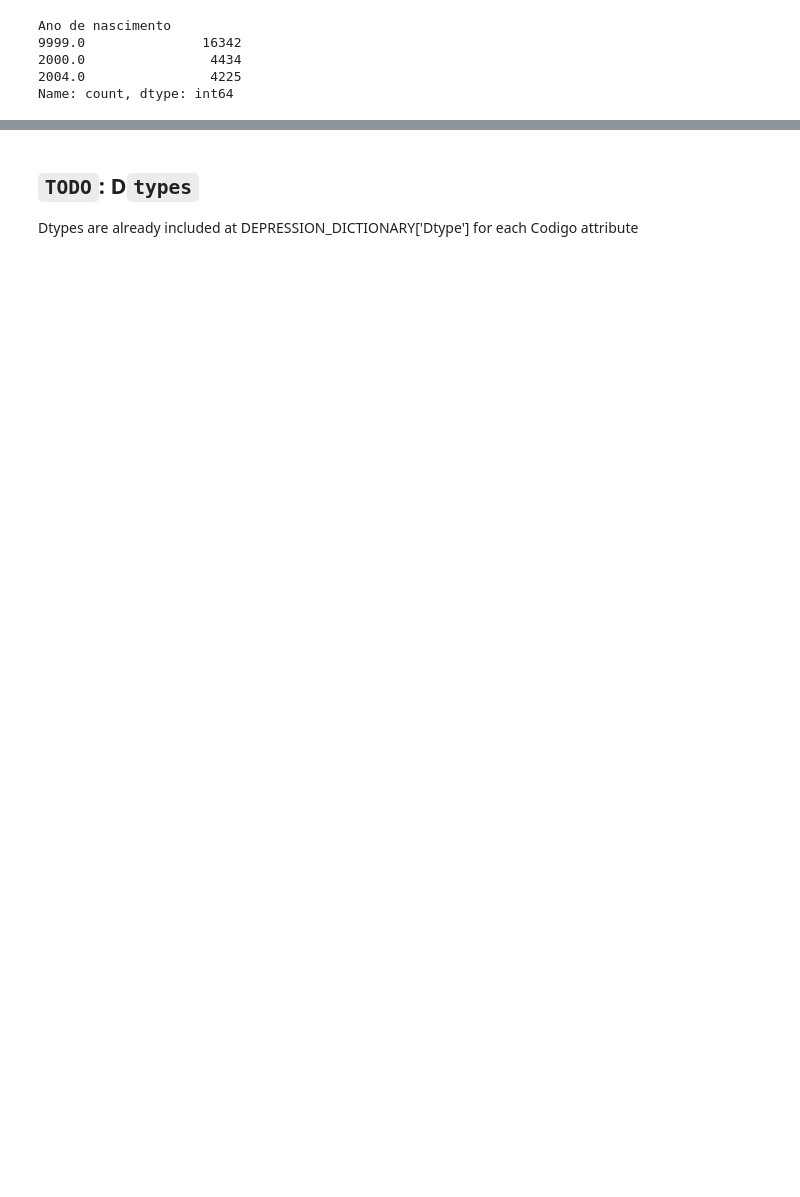
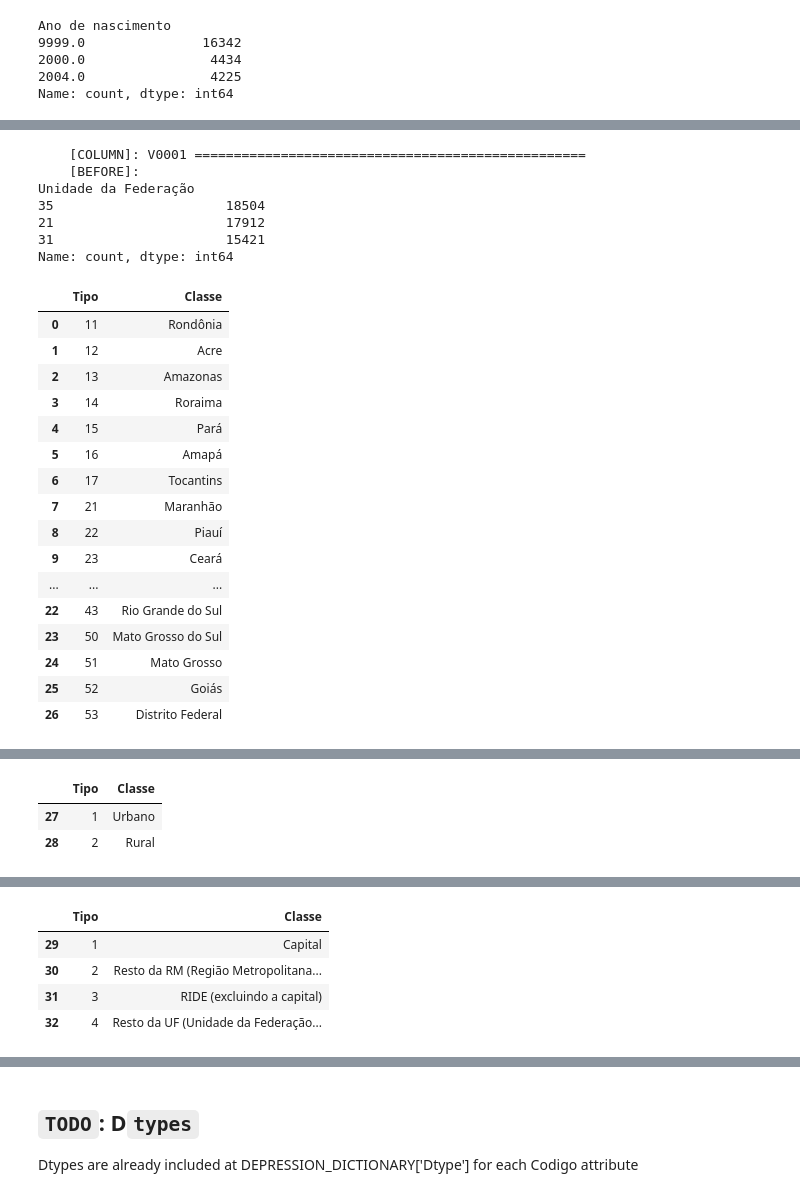
Before and after one commit to feed0/depressao-ibge-pns, a Jupyter notebook: src/4-pre-processing/pre-processing.ipynb, the cells around one changed output, grey strips where cells are left out. Saved outputs shown, nothing was run; the diff lists cells and outputs as text; code cells hidden in the pictures; blank space fills up the shorter version.

Commit message:
tipos have been mapped to their respective classes

```diff
--- a/src/4-pre-processing/pre-processing.ipynb
+++ b/src/4-pre-processing/pre-processing.ipynb
@@ -113,0 +131,6 @@ depression_without_implicit C00703
+# %%
+# Annull these comments in class_mappings
+class_mappings['Tipo'] = class_mappings['Tipo'].replace(r'[a-zA-Z]', np.nan, regex=True)
+
+# Check the annullation
+class_mappings[class_mappings['Tipo'].isna()]
@@ -113,0 +147,6 @@ depression_without_implicit C00703
+# %%
+# Drop these new null from class_mappings
+class_mappings = class_mappings.dropna(subset=['Tipo'])
+
+# Check the drop
+class_mappings[class_mappings['Tipo'].isna()]
@@ -113,0 +157,9 @@ depression_without_implicit C00703
+# %%
+# Cast to int
+class_mappings['Tipo'] = class_mappings['Tipo'].astype(int)
+
+# These are the Tipos we need to map to their corresponding Classes
+display(
+    "[Class Mappings]",class_mappings.Tipo.shape, class_mappings.head(3),
+    "[Depression]", depression_explicit.shape, depression_explicit.head(3),
+)
@@ -113,0 +181,47 @@ depression_without_implicit C00703
+# %%
+# Map the Tipos to their corresponding Classes
+
+columns = depression_explicit.columns.get_level_values(0).to_list()
+class_mappings.loc[class_mappings['Codigo'] == columns[0], ['Tipo', 'Classe']]
+
+for codigo in columns[:3]:
+
+    print(f'    [COLUMN]: {codigo} ==================================================')
+    print(f'    [BEFORE]:\n{depression_explicit[codigo].value_counts(ascending=False).head(3)}\n')
+
+    # Mappings for the current column
+    mappings = class_mappings.loc[class_mappings['Codigo'] == codigo, ['Tipo', 'Classe']]
+    display(mappings)
+
+    # Mappings for the current column
+    depression_explicit[codigo] = depression_explicit[codigo].replace(
+        mappings['Tipo'].values.astype(int),
+        mappings['Classe'].values
+    )
+
+    print(f'    [AFTER]:\n{depression_explicit[codigo].value_counts(ascending=False).head(3)}\n')
+# %% [output]
+    [COLUMN]: V0001 ==================================================
+    [BEFORE]:
+Unidade da Federação
+35                      18504
+21                      17912
+31                      15421
+Name: count, dtype: int64
+|  | Tipo | Classe |
+| 0 | 11 | Rondônia |
+| 1 | 12 | Acre |
+| 2 | 13 | Amazonas |
+| 3 | 14 | Roraima |
+| 4 | 15 | Pará |
+| 5 | 16 | Amapá |
+| 6 | 17 | Tocantins |
+| 7 | 21 | Maranhão |
+| 8 | 22 | Piauí |
+| 9 | 23 | Ceará |
+| ... | ... | ... |
+| 22 | 43 | Rio Grande do Sul |
+| 23 | 50 | Mato Grosso do Sul |
+| 24 | 51 | Mato Grosso |
+| 25 | 52 | Goiás |
+| 26 | 53 | Distrito Federal |
@@ -113,0 +241,3 @@ depression_without_implicit C00703
+|  | Tipo | Classe |
+| 27 | 1 | Urbano |
+| 28 | 2 | Rural |
@@ -113,0 +257,5 @@ depression_without_implicit C00703
+|  | Tipo | Classe |
+| 29 | 1 | Capital |
+| 30 | 2 | Resto da RM (Região Metropolitana... |
+| 31 | 3 | RIDE (excluindo a capital) |
+| 32 | 4 | Resto da UF (Unidade da Federação... |
```
Also changed, not shown: parts of 15 cells of this notebook.
